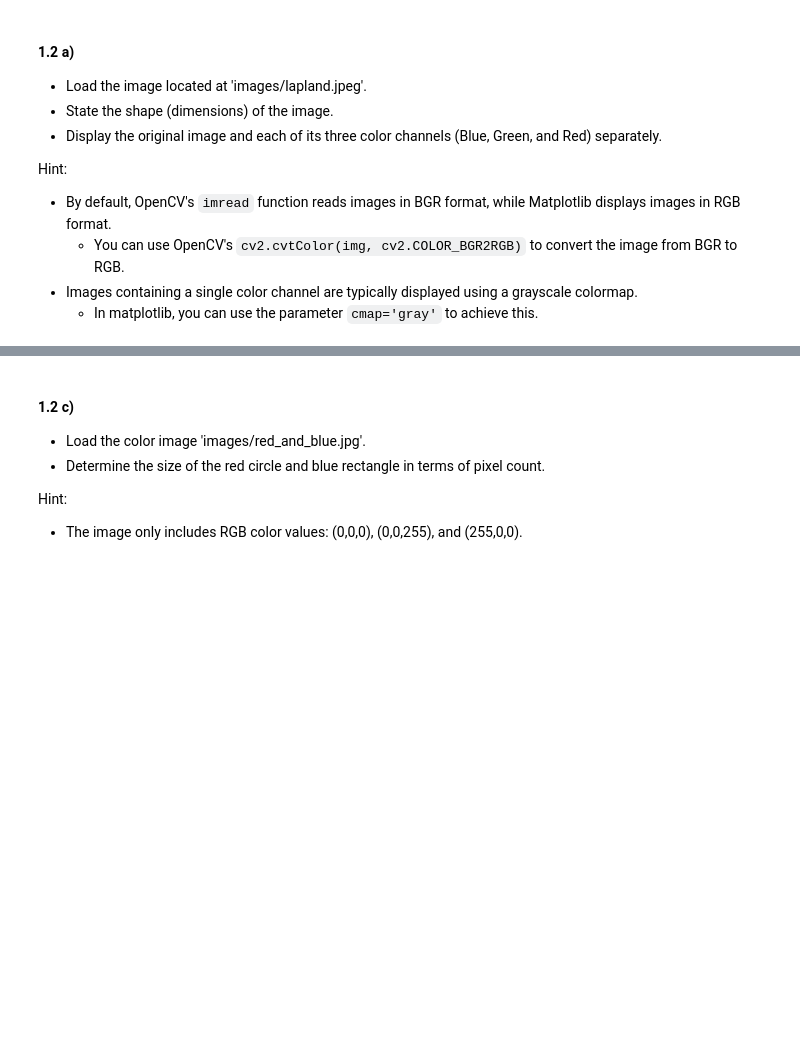
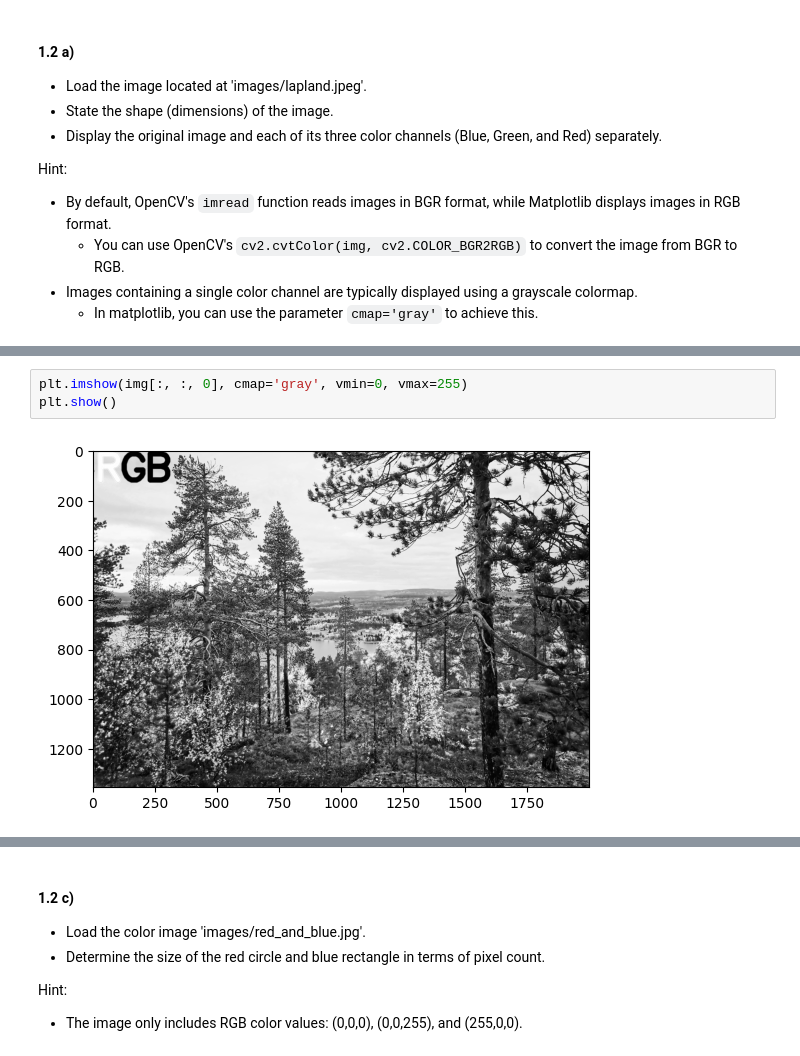
Before and after one commit to hoanghl/master-hw, a Jupyter notebook: ex1/CV-2024-exercises-01.ipynb, the cells around one changed output, grey strips where cells are left out. Cells and saved outputs as stored; diff of their text form; blank space fills up the shorter version.

```diff
--- a/ex1/CV-2024-exercises-01.ipynb
+++ b/ex1/CV-2024-exercises-01.ipynb
@@ -147,0 +259,5 @@ Hint:
+# %%
+plt.imshow(img[:, :, 0], cmap='gray', vmin=0, vmax=255)
+plt.show()
+# %% [output]
+[figure, added]
```
Also changed, not shown: parts of 21 cells of this notebook, 11 other files.
